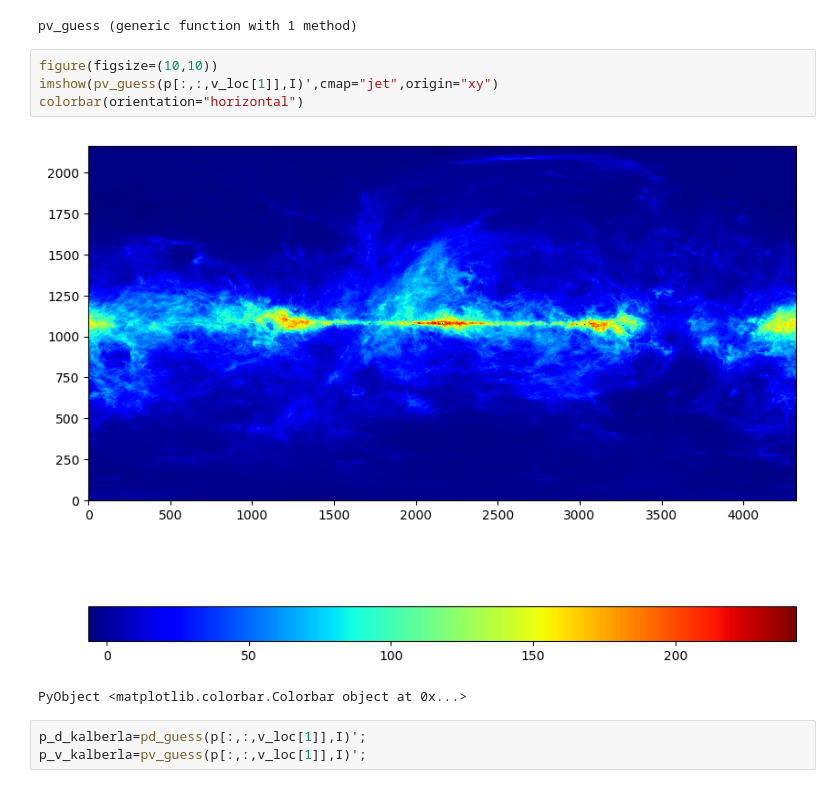
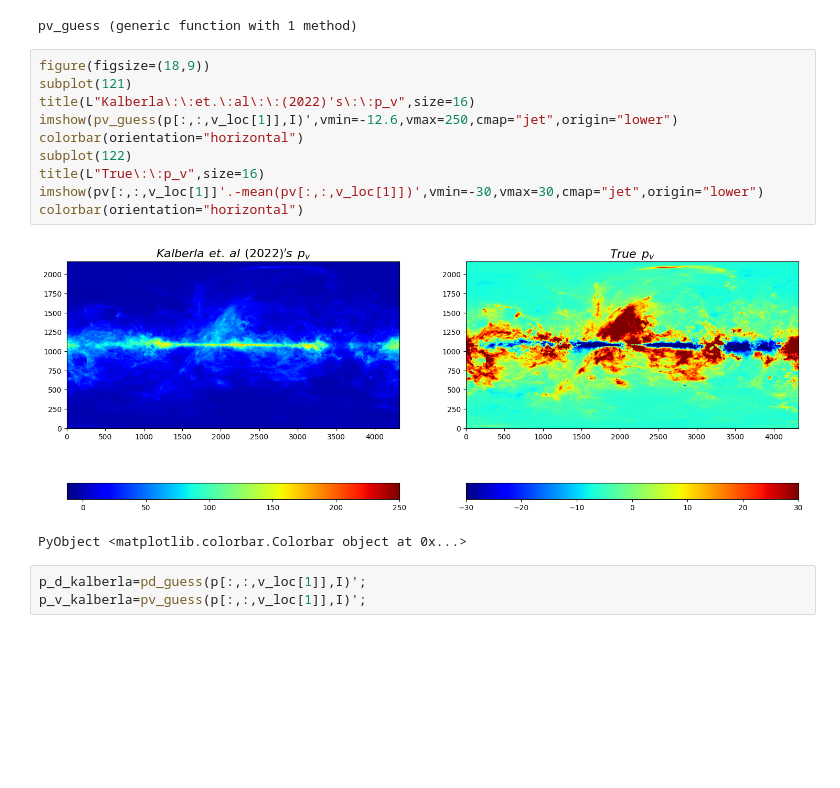
Before and after one commit to kyuen2/kalberla_2022, a Jupyter notebook: Kalberla_2022_workout.ipynb, the cells around one changed output. Cells and saved outputs as stored; diff of their text form; blank space fills up the shorter version.

```diff
--- a/Kalberla_2022_workout.ipynb
+++ b/Kalberla_2022_workout.ipynb
@@ -184,13 +192,19 @@ function pv_guess(p1,I)
 end
 # %% [output]
 pv_guess (generic function with 1 method)
-# %%
-figure(figsize=(10,10))
-imshow(pv_guess(p[:,:,v_loc[1]],I)',cmap="jet",origin="xy")
-colorbar(orientation="horizontal")
-# %% [output]
-[figure, removed]
-PyObject <matplotlib.colorbar.Colorbar object at 0x...>
+# %%
+figure(figsize=(18,9))
+subplot(121)
+title(L"Kalberla\:\:et.\:al\:\:(2022)'s\:\:p_v",size=16)
+imshow(pv_guess(p[:,:,v_loc[1]],I)',vmin=-12.6,vmax=250,cmap="jet",origin="lower")
+colorbar(orientation="horizontal")
+subplot(122)
+title(L"True\:\:p_v",size=16)
+imshow(pv[:,:,v_loc[1]]'.-mean(pv[:,:,v_loc[1]])',vmin=-30,vmax=30,cmap="jet",origin="lower")
+colorbar(orientation="horizontal")
+# %% [output]
+[figure, added]
+PyObject <matplotlib.colorbar.Colorbar object at 0x...>
 # %%
 p_d_kalberla=pd_guess(p[:,:,v_loc[1]],I)';
 p_v_kalberla=pv_guess(p[:,:,v_loc[1]],I)';
```
Also changed, not shown: parts of 15 cells of this notebook.
